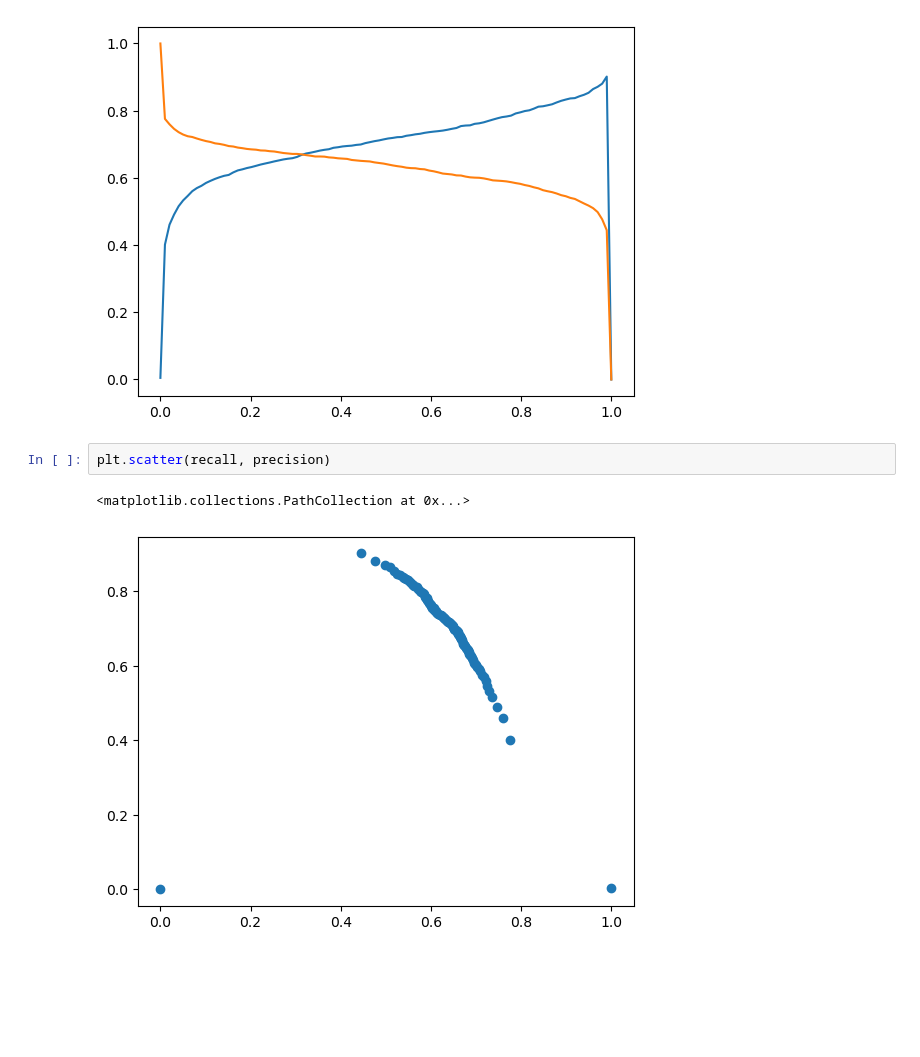
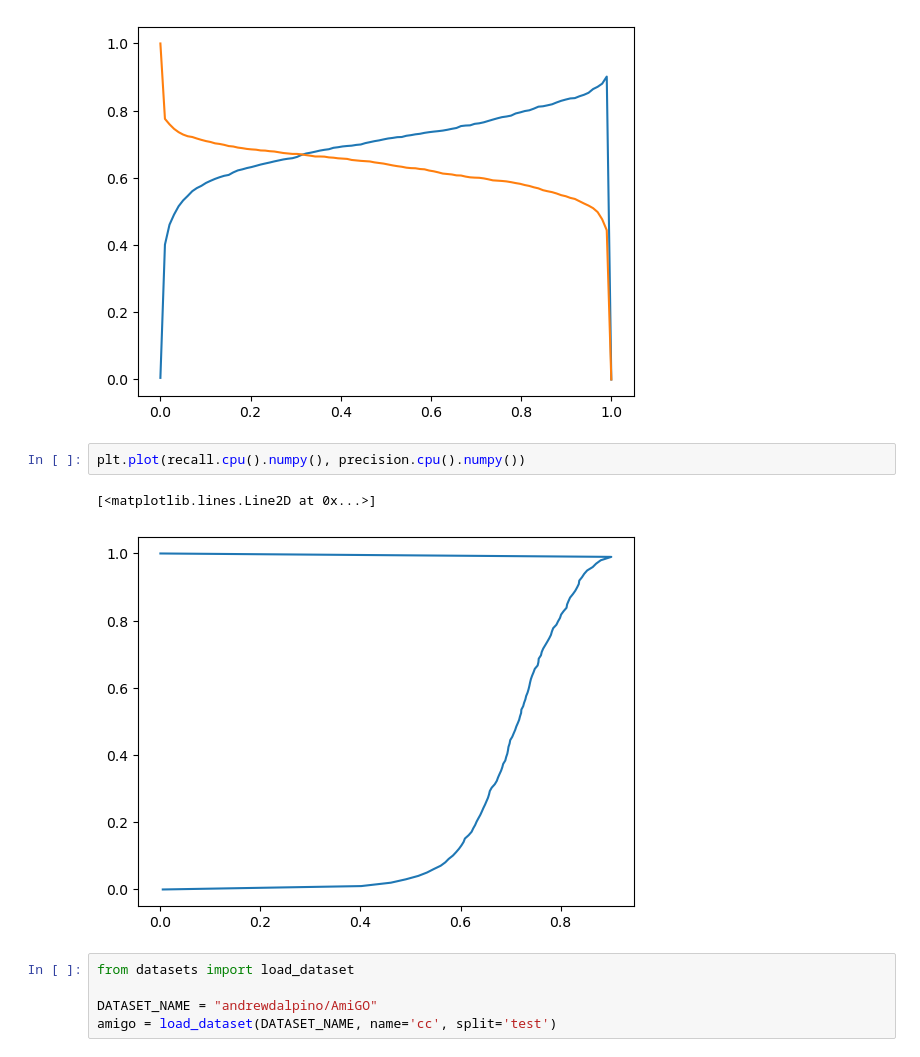
Before and after one commit to andrewdalpino/esm2-function-classifier, a Jupyter notebook: validate_dev_3.ipynb, the cells around one changed output. Cells and saved outputs as stored; diff of their text form; blank space fills up the shorter version.

```diff
--- a/validate_dev_3.ipynb
+++ b/validate_dev_3.ipynb
@@ -291,7 +291,12 @@ plt.show()
 # %% [output]
 [figure]
 # %%
-plt.scatter(recall, precision)
+plt.plot(recall.cpu().numpy(), precision.cpu().numpy())
 # %% [output]
-<matplotlib.collections.PathCollection at 0x...>
+[<matplotlib.lines.Line2D at 0x...>]
-[figure, old version]
+[figure, new version]
+# %%
+from datasets import load_dataset
+
+DATASET_NAME = "andrewdalpino/AmiGO"
+amigo = load_dataset(DATASET_NAME, name='cc', split='test')
```
Also changed, not shown: parts of 11 cells of this notebook, 4 other files.
